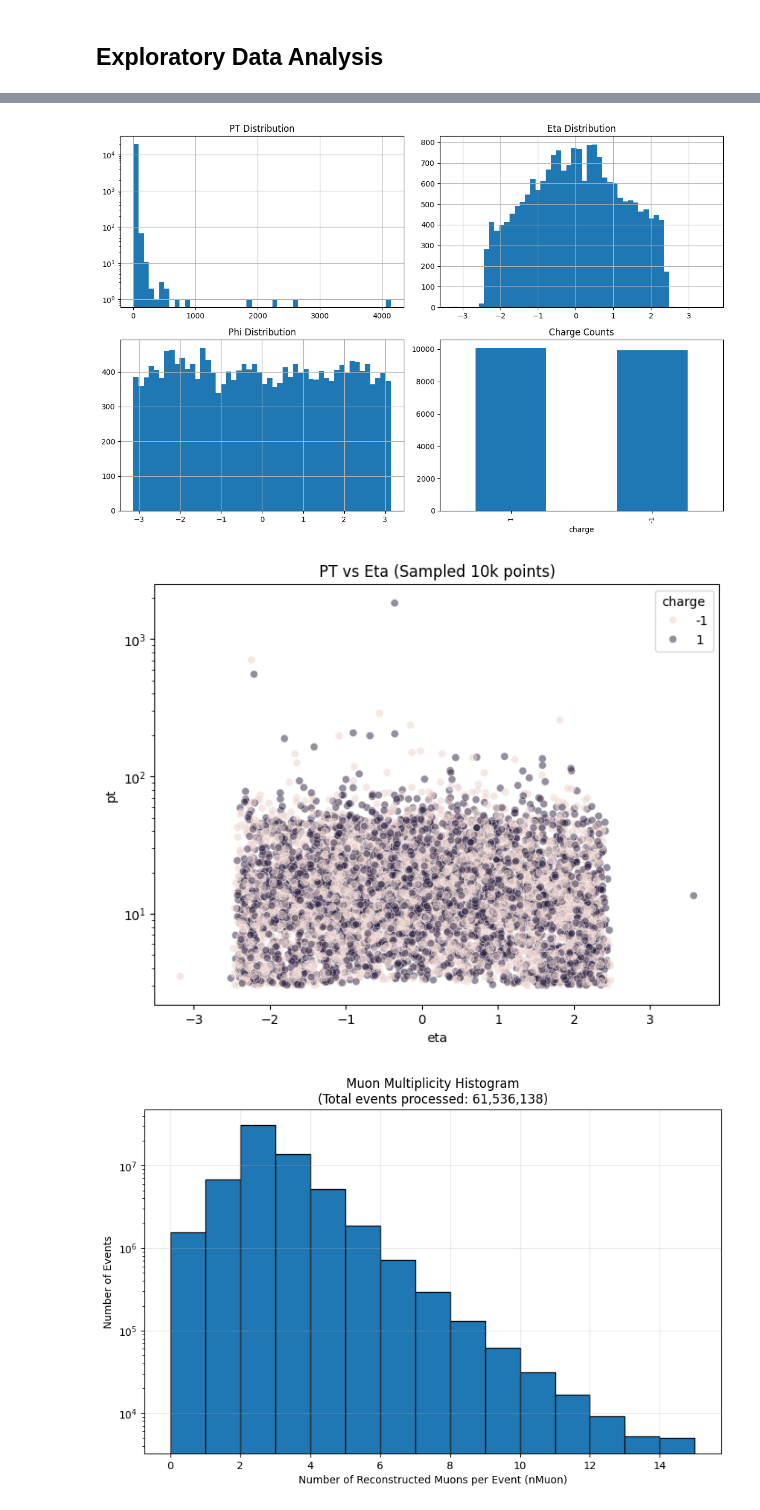
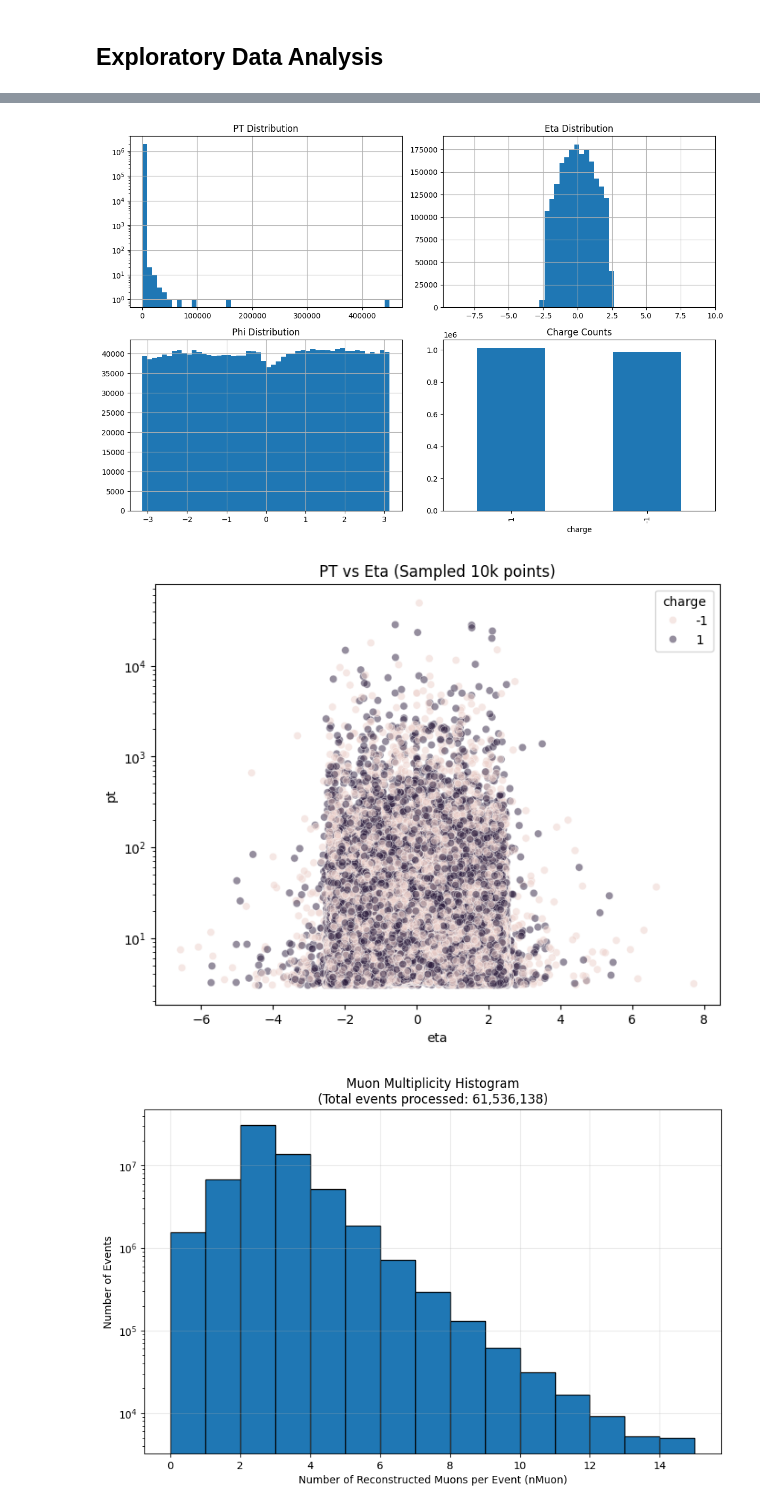
Before and after one commit to vmtasi/cms-open-data-tracking, a Jupyter notebook: CMS.ipynb, the cells around one changed output, grey strips where cells are left out. Drawn from its saved outputs; the diff is of its cells as text; code cells hidden in the pictures.

```diff
--- a/CMS.ipynb
+++ b/CMS.ipynb
@@ -108,7 +189,7 @@ def sample_muons_chunked(file_path, max_muons=1_000_000, chunk_size=1_000_000):
 
 # Usage
 file_path = "/home/jupyter/work/data/cms.root"
-pt_s, eta_s, phi_s, charge_s = sample_muons_chunked(file_path, max_muons=20_000)
+pt_s, eta_s, phi_s, charge_s = sample_muons_chunked(file_path, max_muons=2_000_000)
 
 print(len(pt_s))
 print("pt range:", pt_s.min(), pt_s.max())
@@ -158,7 +291,7 @@ plt.show()
 # Scatter Plot:
 
 plt.figure(figsize=(8,6))
-sns.scatterplot(x='eta', y='pt', hue='charge', data=df.sample(10000), alpha=0.5)  # Sample for speed
+sns.scatterplot(x='eta', y='pt', hue='charge', data=df.sample(1000000), alpha=0.5)  # Sample for speed
 plt.title('PT vs Eta (Sampled 10k points)')
 plt.yscale('log')
 plt.show()
@@ -183,5 +316,5 @@ charge  0.001688  0.001552  0.001693  1.000000
-[figure, old version]
+[figure, new version]
-[figure, old version]
+[figure, new version]
 # %%
 def get_multiplicity_hist(file_path, chunk_size=1_000_000, max_bins=20):
     """
```
Also changed, not shown: parts of 36 cells of this notebook.
